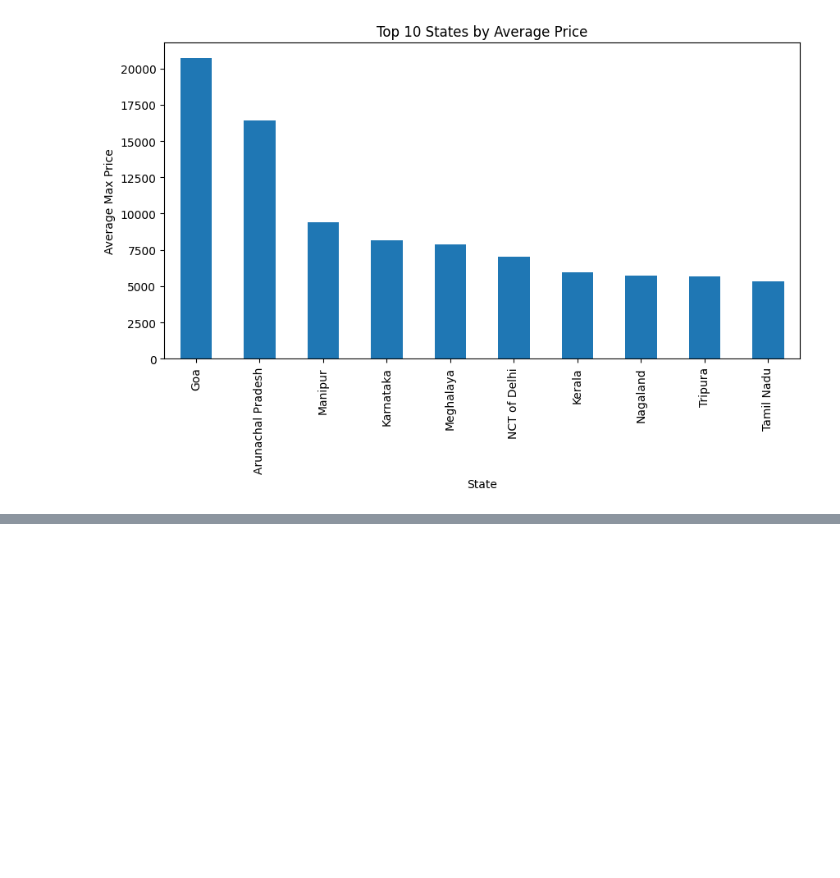
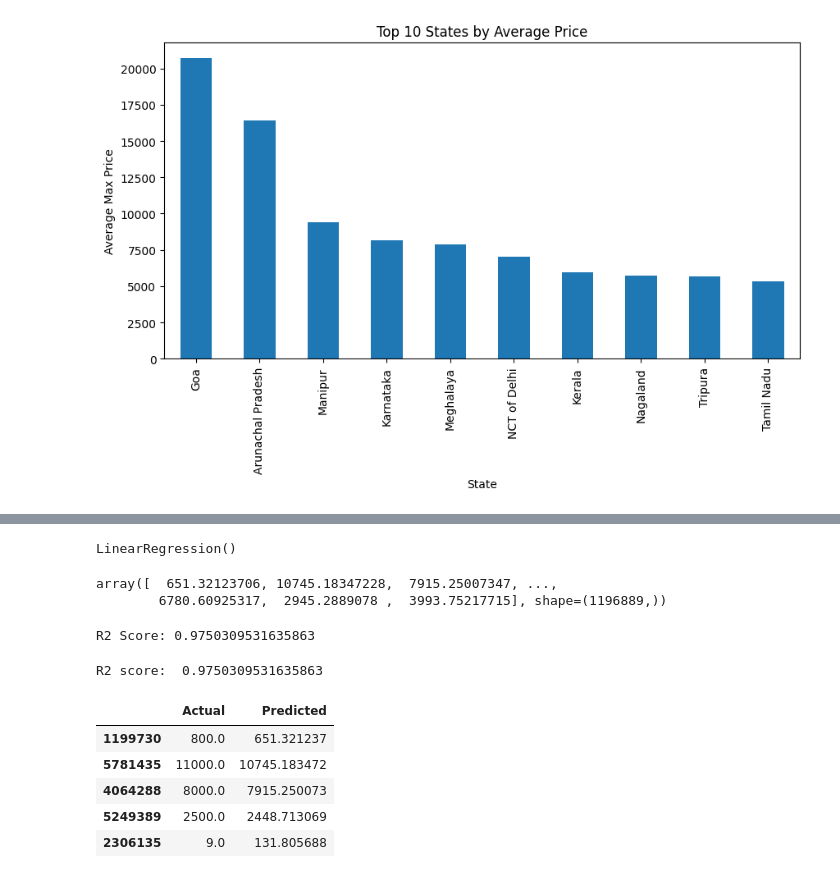
Before and after one commit to khushilalwani7002/Crop-Price-Predictor, a Jupyter notebook: max price.ipynb, the cells around one changed output, grey strips where cells are left out. Cells and saved outputs as stored; diff of their text form; code cells hidden in the pictures; blank space fills up the shorter version.

```diff
--- a/max price.ipynb
+++ b/max price.ipynb
@@ -223,0 +331,47 @@ plt.show()
+# %%
+from sklearn.model_selection import train_test_split
+
+X_train, X_test, y_train, y_test = train_test_split(
+    X, y, test_size=0.2, random_state=101
+)
+# %%
+from sklearn.linear_model import LinearRegression
+df_encoded = pd.get_dummies(sample, columns=['State'])
+y = df_encoded['Max_Price']
+X = df_encoded.drop('Max_Price', axis=1)
+
+model = LinearRegression()
+model.fit(X_train, y_train)
+# %% [output]
+LinearRegression()
+# %%
+y_pred = model.predict(X_test)
+y_pred
+# %% [output]
+array([  651.32123706, 10745.18347228,  7915.25007347, ...,
+        6780.60925317,  2945.2889078 ,  3993.75217715], shape=(1196889,))
+# %%
+from sklearn.metrics import r2_score
+
+score = r2_score(y_test, y_pred)
+print("R2 Score:", score)
+# %% [output]
+R2 Score: 0.9750309531635863
+# %%
+print("R2 score: ",r2_score(y_test, y_pred))
+# %% [output]
+R2 score:  0.9750309531635863
+# %%
+results = pd.DataFrame({
+    "Actual": y_test,
+    "Predicted": y_pred
+})
+
+results.head()
+# %% [output]
+|  | Actual | Predicted |
+| 1199730 | 800.0 | 651.321237 |
+| 5781435 | 11000.0 | 10745.183472 |
+| 4064288 | 8000.0 | 7915.250073 |
+| 5249389 | 2500.0 | 2448.713069 |
+| 2306135 | 9.0 | 131.805688 |
```
Also changed, not shown: parts of 9 cells of this notebook.
